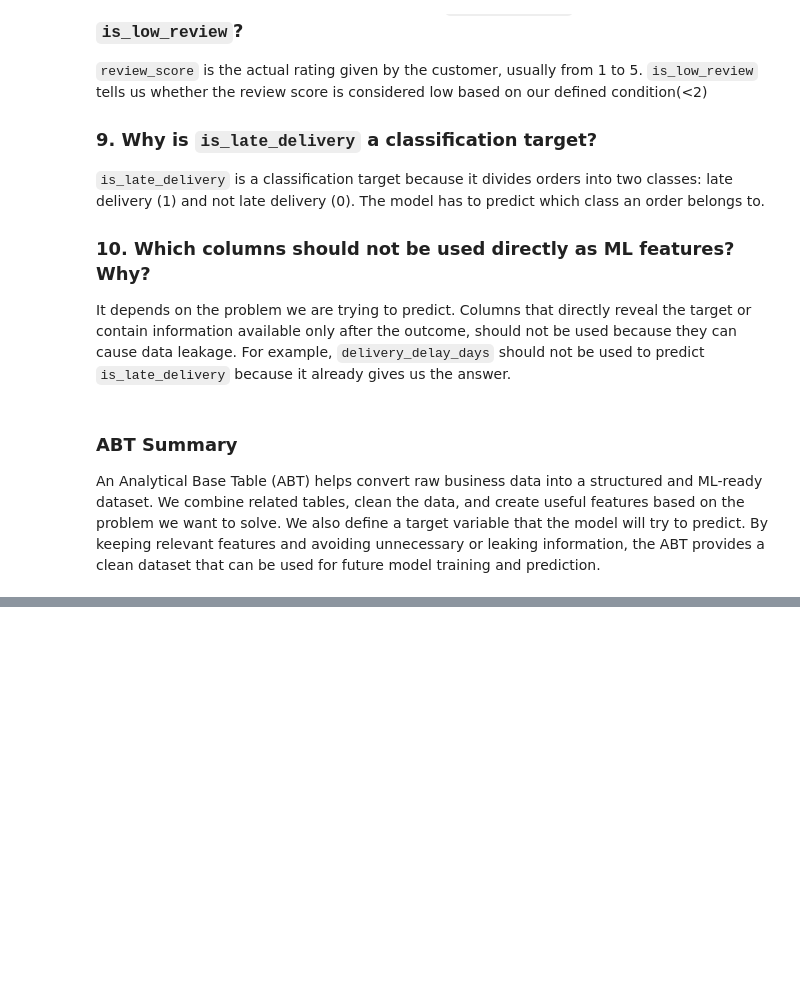
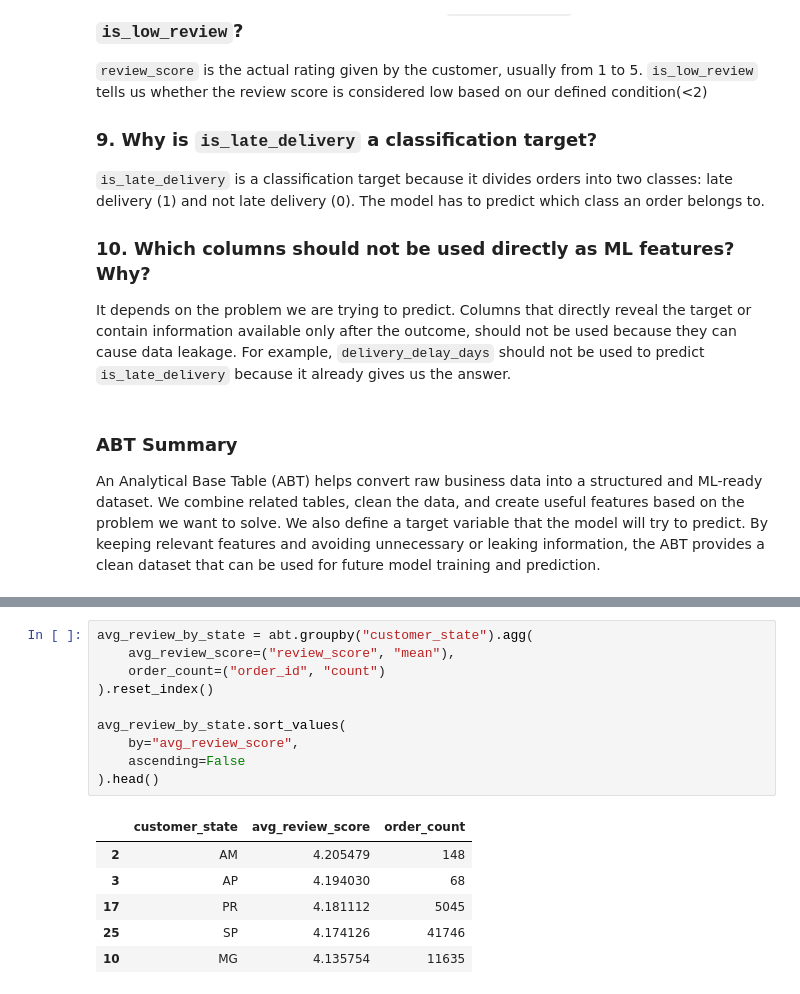
Before and after one commit to BhavyaAgrawat31/ML, a Jupyter notebook: notebooks/Lab02_Building_Analytical_Base_Table.ipynb, the cells around one changed output, grey strips where cells are left out. Drawn from its saved outputs; the diff is of its cells as text; blank space fills up the shorter version.

```diff
--- a/notebooks/Lab02_Building_Analytical_Base_Table.ipynb
+++ b/notebooks/Lab02_Building_Analytical_Base_Table.ipynb
@@ -654,0 +685,17 @@ An Analytical Base Table (ABT) helps convert raw business data into a structured
+# %%
+avg_review_by_state = abt.groupby("customer_state").agg(
+    avg_review_score=("review_score", "mean"),
+    order_count=("order_id", "count")
+).reset_index()
+
+avg_review_by_state.sort_values(
+    by="avg_review_score",
+    ascending=False
+).head()
+# %% [output]
+|  | customer_state | avg_review_score | order_count |
+| 2 | AM | 4.205479 | 148 |
+| 3 | AP | 4.194030 | 68 |
+| 17 | PR | 4.181112 | 5045 |
+| 25 | SP | 4.174126 | 41746 |
+| 10 | MG | 4.135754 | 11635 |
```
Also changed, not shown: parts of 3 cells of this notebook, 3 other files.
